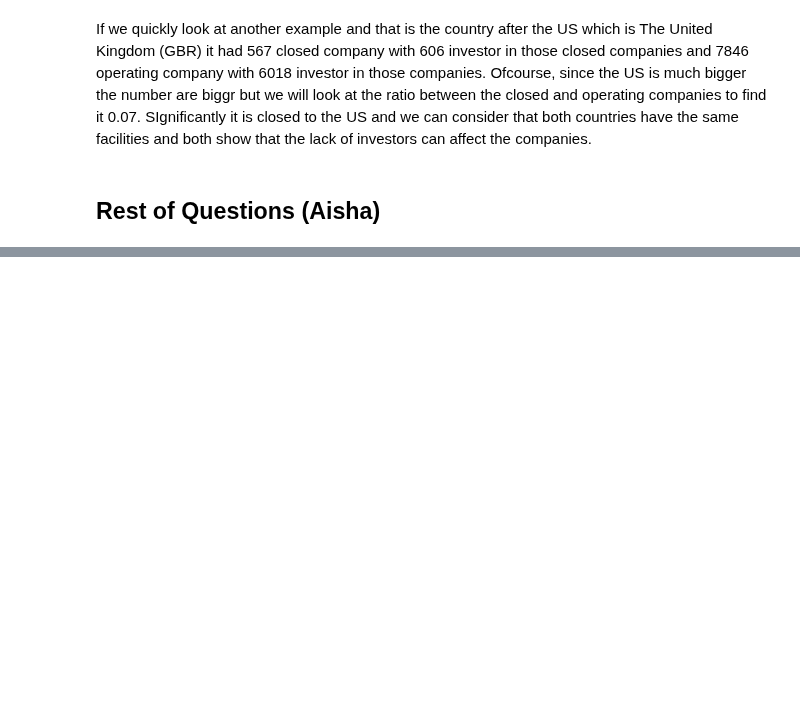
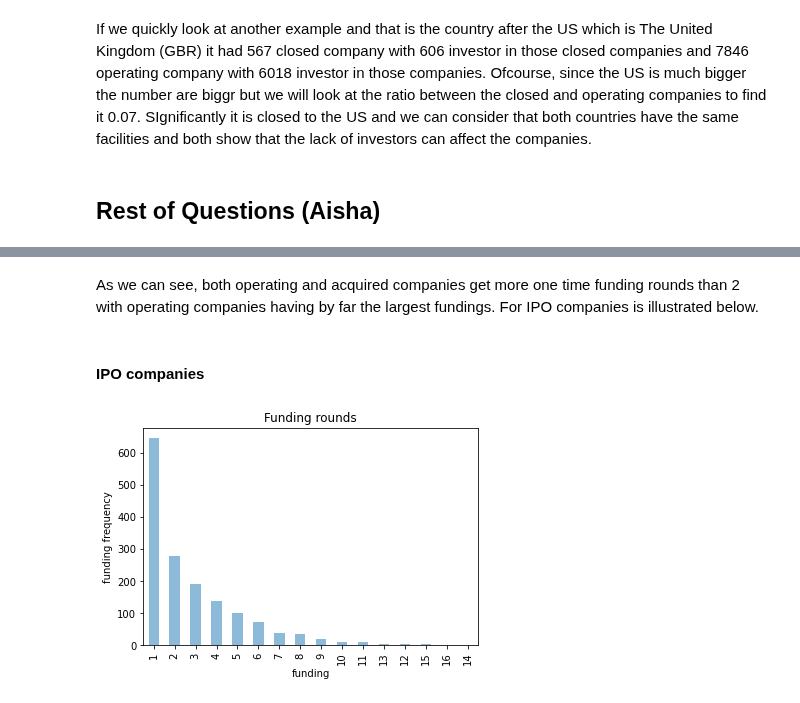
Before and after one commit to OdyAsh/StartupCompanies, a Jupyter notebook: Startup-Companies.ipynb, the cells around one changed output, grey strips where cells are left out. Cells and saved outputs as stored; diff of their text form; code cells hidden in the pictures; blank space fills up the shorter version.

```diff
--- a/Startup-Companies.ipynb
+++ b/Startup-Companies.ipynb
@@ -1934,0 +2057,15 @@ If we quickly look at another example and that is the country after the US which
+# %% [markdown]
+As we can see, both operating and acquired companies get more one time funding rounds than 2 with operating companies having by far the largest fundings. For IPO companies is illustrated below.
+# %% [markdown]
+#### IPO companies
+# %%
+#ipo companies
+
+plt.title('funding rounds for IPO companies')
+ipo.funding_rounds.value_counts().plot(kind="bar",alpha=0.5)
+plt.title('Funding rounds')
+plt.xlabel('funding')
+plt.ylabel('funding frequency')
+plt.show()
+# %% [output]
+[figure, added]
```
Also changed, not shown: parts of 52 cells of this notebook.
